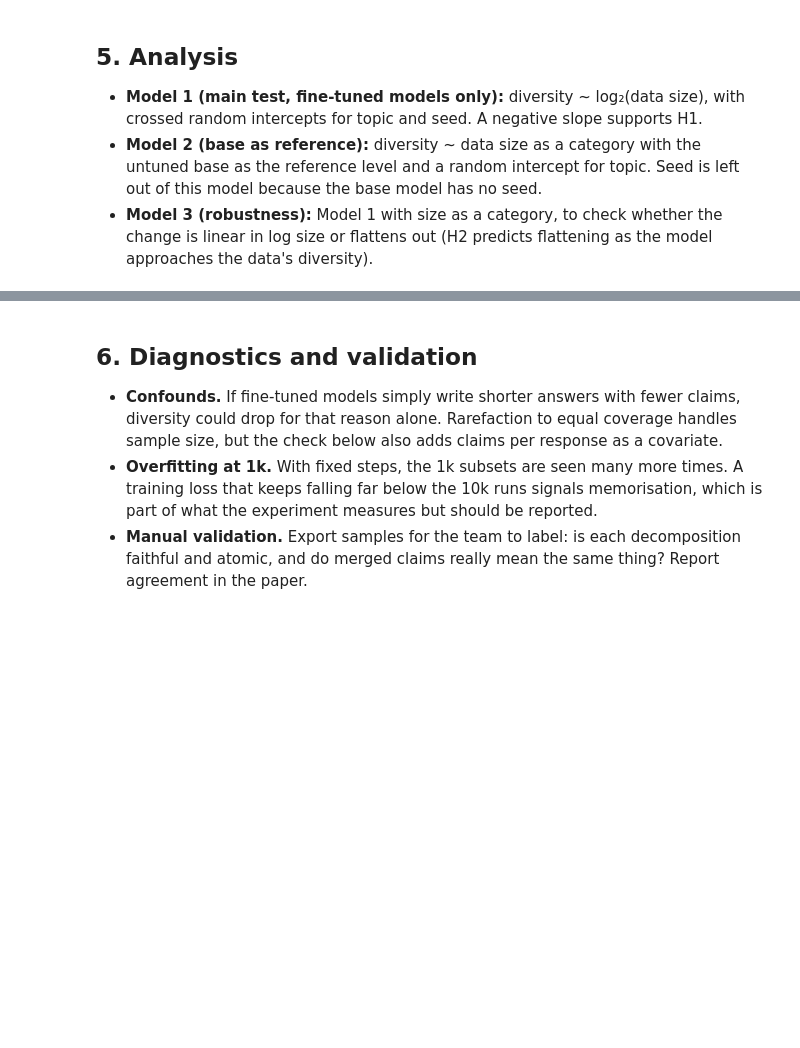
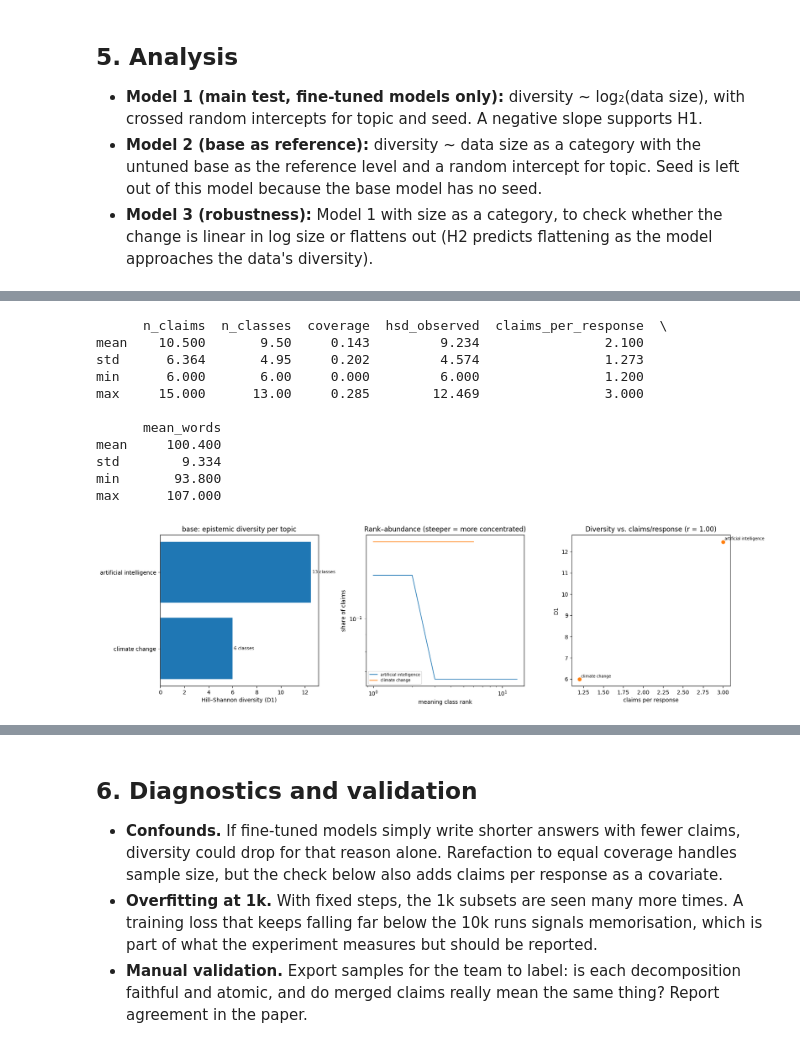
Before and after one commit to Ekram-20/llm-diversity-collapse, a Jupyter notebook: epistemic_diversity_experiment.ipynb, the cells around one changed output, grey strips where cells are left out. Saved outputs shown, nothing was run; the diff lists cells and outputs as text; code cells hidden in the pictures; blank space fills up the shorter version.

Commit message:
make first run with base

```diff
--- a/epistemic_diversity_experiment.ipynb
+++ b/epistemic_diversity_experiment.ipynb
@@ -217,6 +223,8 @@ def exact_rarefied_hsd(x, target):
 import os, json, math, random, re, gc, time
 from pathlib import Path
 import numpy as np
+from google.colab import userdata
+
 
 DRY_RUN = True   # True = tiny end-to-end smoke test (small model, few steps, 2 topics)
 
@@ -258,15 +266,15 @@ TOPIC_LIMIT  = None      # use only the first k topics (dry run)
 TEMPLATES_PER_TOPIC = 50                     # [50]
 TEMPERATURE, TOP_P, MAX_NEW_TOKENS = 1.0, 0.9, 512
 GEN_SEED    = 1234
-GEN_BACKEND = "vllm"   # "vllm": fast, bf16 base + LoRA | "hf": slower, 4-bit base exactly as in training
+GEN_BACKEND = "hf"   # "vllm": fast, bf16 base + LoRA | "hf": slower, 4-bit base exactly as in training
 HF_GEN_BATCH = 16
 
 # ---- Measurement (plan: "Measurement", following Wright et al., 2026) ----
-DECOMP_MODEL    = "meta-llama/Llama-3.1-70B-Instruct"
+DECOMP_MODEL    = "openai/gpt-oss-120b" #"meta-llama/Llama-3.1-70B-Instruct"
 # Any OpenAI-compatible endpoint: a vLLM server you start, or a hosted provider.
 #   e.g. on a 2-4 GPU node:  vllm serve meta-llama/Llama-3.1-70B-Instruct --tensor-parallel-size 4
-DECOMP_BASE_URL = os.environ.get("DECOMP_BASE_URL", "http://localhost:8000/v1")
-DECOMP_API_KEY  = os.environ.get("DECOMP_API_KEY", "EMPTY")
+DECOMP_BASE_URL = "https://api.groq.com/openai/v1"
+DECOMP_API_KEY  = userdata.get("DECOMP_API_KEY")
 DECOMP_WORKERS  = 16
 NLI_MODEL       = "microsoft/deberta-large-mnli"
 NLI_TOP_N       = 6        # nearest-neighbour claims checked with NLI per claim (llm-knowledge README: 6)
@@ -289,7 +297,7 @@ DATA_DIR, ADAPTER_DIR, GEN_DIR, CLAIM_DIR, CLUSTER_DIR, RESULT_DIR, FIG_DIR = [
 for d in [DATA_DIR, ADAPTER_DIR, GEN_DIR, CLAIM_DIR, CLUSTER_DIR, RESULT_DIR, FIG_DIR]:
     d.mkdir(parents=True, exist_ok=True)
 
-CONDITIONS = ["base"] + [cond_name(n, s) for n in DATA_SIZES for s in SEEDS]
+CONDITIONS = ["base"] #+ [cond_name(n, s) for n in DATA_SIZES for s in SEEDS]
 
 config_snapshot = {k: v for k, v in globals().items()
                    if k.isupper() and isinstance(v, (int, float, str, list, bool))}
@@ -544,8 +617,7 @@ from transformers import pipeline
 from llm_knowledge.epistemic_diversity import cluster_entailment, break_up_clusters
 
 on_gpu = torch.cuda.is_available()
-nli = pipeline("text-classification", model=NLI_MODEL, device=0 if on_gpu else -1,
-               torch_dtype=torch.float16 if on_gpu else None)
+nli = pipeline("text-classification", model=NLI_MODEL, device=0 if on_gpu else -1)
 
 for topic in TOPICS:
     out = CLUSTER_DIR / f"{slug(topic)}.parquet"
@@ -717,3 +836,52 @@ h, l = ax.get_legend_handles_labels(); u = dict(zip(l, h))
 ax.legend(u.values(), u.keys()); ax.set_xlabel("step"); ax.set_ylabel("train loss"); ax.set_title("Training loss")
 
 plt.tight_layout(); plt.savefig(FIG_DIR / "main_results.png", dpi=200); plt.show()
+# %%
+# ---- Base-only view: descriptive results for one model (default "base") ----
+import matplotlib.pyplot as plt
+VIEW_COND = "base"
+
+view = div[div.cond == VIEW_COND].sort_values("hsd_observed", ascending=False).reset_index(drop=True)
+cols = ["topic", "n_claims", "n_classes", "coverage", "hsd_observed", "claims_per_response", "mean_words"]
+view[cols].round(3).to_csv(RESULT_DIR / f"{VIEW_COND}_only_by_topic.csv", index=False)
+display(view[cols].round(3))
+print(view[cols[1:]].describe().loc[["mean", "std", "min", "max"]].round(3))
+
+fig, axes = plt.subplots(1, 3, figsize=(17, 4.8))
+
+# 1) Diversity per topic
+ax = axes[0]
+ax.barh(view.topic, view.hsd_observed, color="C0")
+for y, (d, k) in enumerate(zip(view.hsd_observed, view.n_classes)):
+    ax.text(d, y, f" {k} classes", va="center", fontsize=8)
+ax.invert_yaxis(); ax.set_xlabel("Hill–Shannon diversity (D1)")
+ax.set_title(f"{VIEW_COND}: epistemic diversity per topic")
+
+# 2) Rank–abundance: how concentrated the claims are on a few meaning classes
+ax = axes[1]
+for topic, g in clusters[clusters.cond == VIEW_COND].groupby("topic"):
+    share = g.cluster.value_counts(normalize=True).values
+    ax.plot(np.arange(1, len(share) + 1), share, lw=1.2, label=topic)
+ax.set_xscale("log"); ax.set_yscale("log")
+ax.set_xlabel("meaning class rank"); ax.set_ylabel("share of claims")
+ax.set_title("Rank–abundance (steeper = more concentrated)"); ax.legend(fontsize=7)
+
+# 3) Confound check: do topics with more claims per response look more diverse?
+ax = axes[2]
+ax.scatter(view.claims_per_response, view.hsd_observed, color="C1")
+for _, r in view.iterrows():
+    ax.annotate(r.topic, (r.claims_per_response, r.hsd_observed), fontsize=7, xytext=(3, 3), textcoords="offset points")
+r_cpr = view[["hsd_observed", "claims_per_response"]].corr().iloc[0, 1]
+r_len = view[["hsd_observed", "mean_words"]].corr().iloc[0, 1]
+ax.set_xlabel("claims per response"); ax.set_ylabel("D1")
+ax.set_title(f"Diversity vs. claims/response (r = {r_cpr:.2f})")
+
+plt.tight_layout(); plt.savefig(FIG_DIR / f"{VIEW_COND}_only.png", dpi=200); plt.show()
+print(f"Correlation of D1 with claims per response: {r_cpr:.2f} | with response length: {r_len:.2f} "
+      f"(across {len(view)} topics, descriptive only)")
+
+# Most frequent meaning classes per topic
+for topic, g in clusters[clusters.cond == VIEW_COND].groupby("topic"):
+    top = g.groupby("class_rep").size().sort_values(ascending=False).head(3)
+    print(f"\n{topic}:"); [print(f"  {n:>4} x  {rep[:110]}") for rep, n in top.items()]
+# %% [output]
@@ -719,0 +891,12 @@ plt.tight_layout(); plt.savefig(FIG_DIR / "main_results.png", dpi=200); plt.show
+      n_claims  n_classes  coverage  hsd_observed  claims_per_response  \
+mean    10.500       9.50     0.143         9.234                2.100
+std      6.364       4.95     0.202         4.574                1.273
+min      6.000       6.00     0.000         6.000                1.200
+max     15.000      13.00     0.285        12.469                3.000
+
+      mean_words
+mean     100.400
+std        9.334
+min       93.800
+max      107.000
+[figure, added]
```
Also changed, not shown: parts of 16 cells of this notebook.
